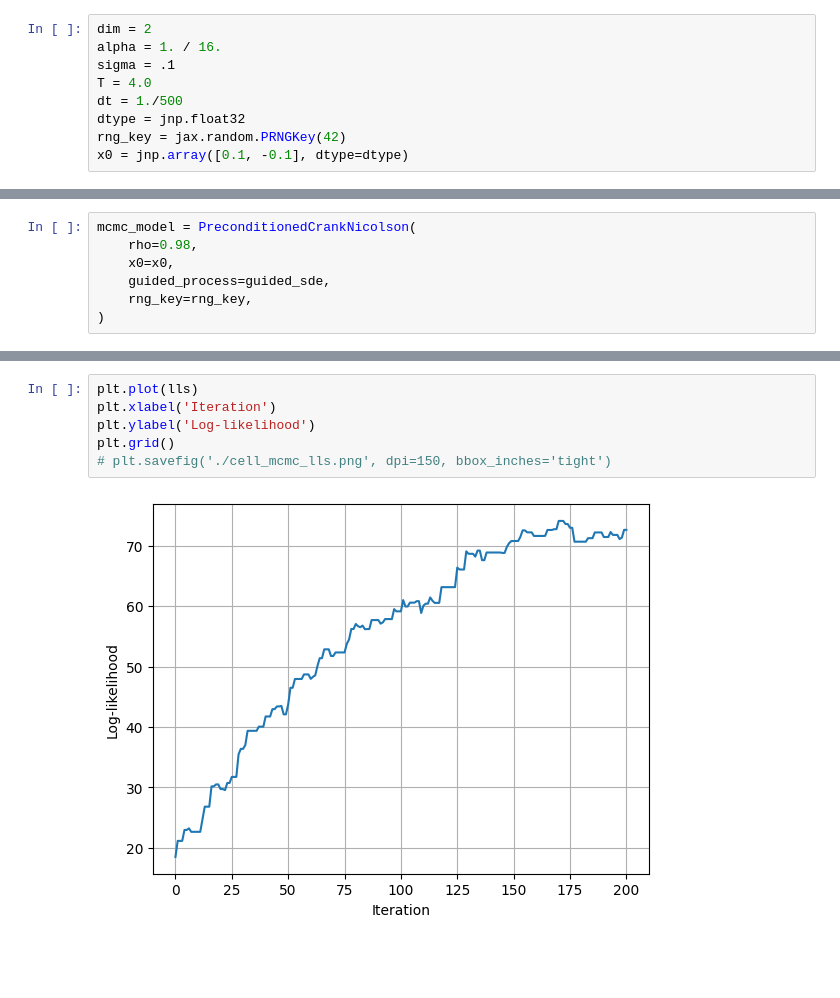
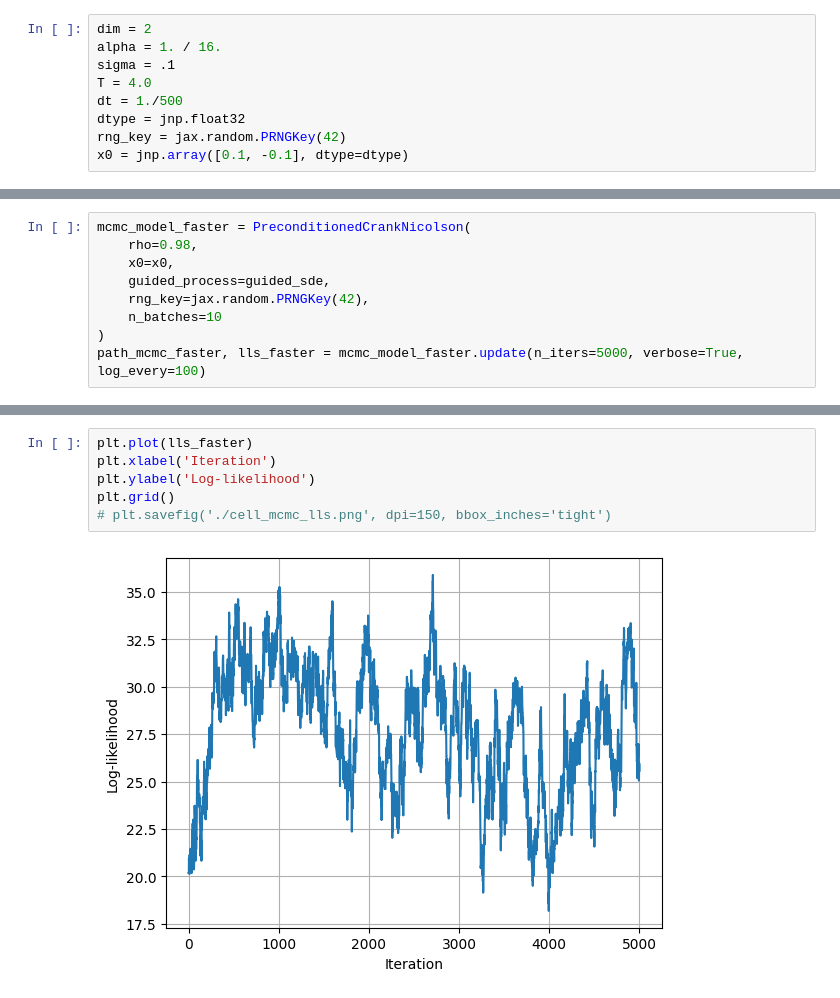
Before and after one commit to bookdiver/neuralbridge, a Jupyter notebook: examples/guided_cell_model.ipynb, the cells around one changed output, grey strips where cells are left out. Drawn from its saved outputs; the diff is of its cells as text; blank space fills up the shorter version.

```diff
--- a/examples/guided_cell_model.ipynb
+++ b/examples/guided_cell_model.ipynb
@@ -63,7 +76,9 @@ Text(0.5, 1.0, 'Guided process')
 # %%
-mcmc_model = PreconditionedCrankNicolson(
+mcmc_model_faster = PreconditionedCrankNicolson(
     rho=0.98,
     x0=x0,
     guided_process=guided_sde,
-    rng_key=rng_key,
+    rng_key=jax.random.PRNGKey(42),
+    n_batches=10
 )
+path_mcmc_faster, lls_faster = mcmc_model_faster.update(n_iters=5000, verbose=True, log_every=100)
@@ -86,9 +103,9 @@ Acceptance rate: 46.50%
 # %%
-plt.plot(lls)
+plt.plot(lls_faster)
 plt.xlabel('Iteration')
 plt.ylabel('Log-likelihood')
 plt.grid()
 # plt.savefig('./cell_mcmc_lls.png', dpi=150, bbox_inches='tight')
 # %% [output]
-[figure, old version]
+[figure, new version]
 # %%
```
Also changed, not shown: parts of 11 cells of this notebook, 6 other files.
